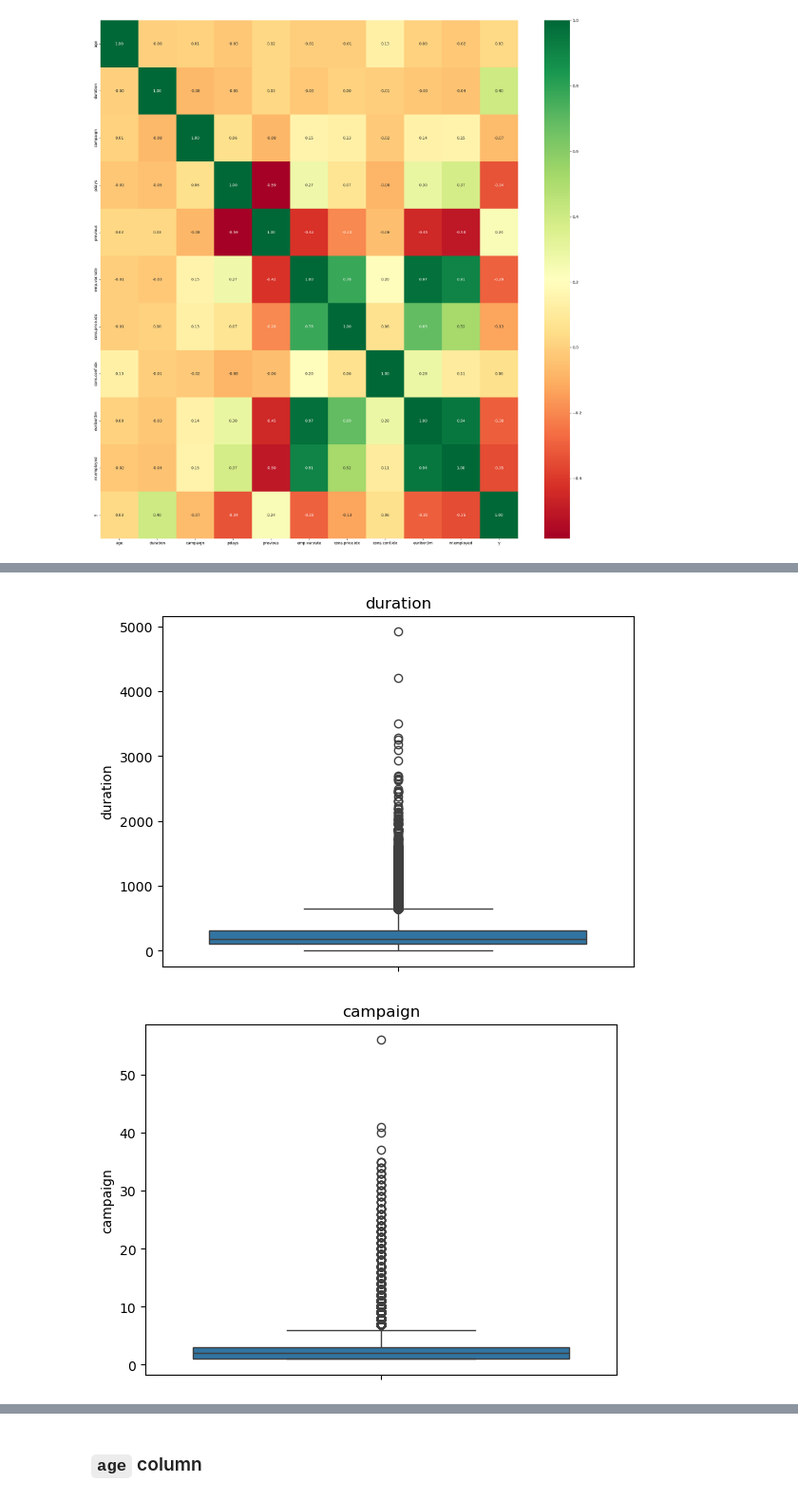
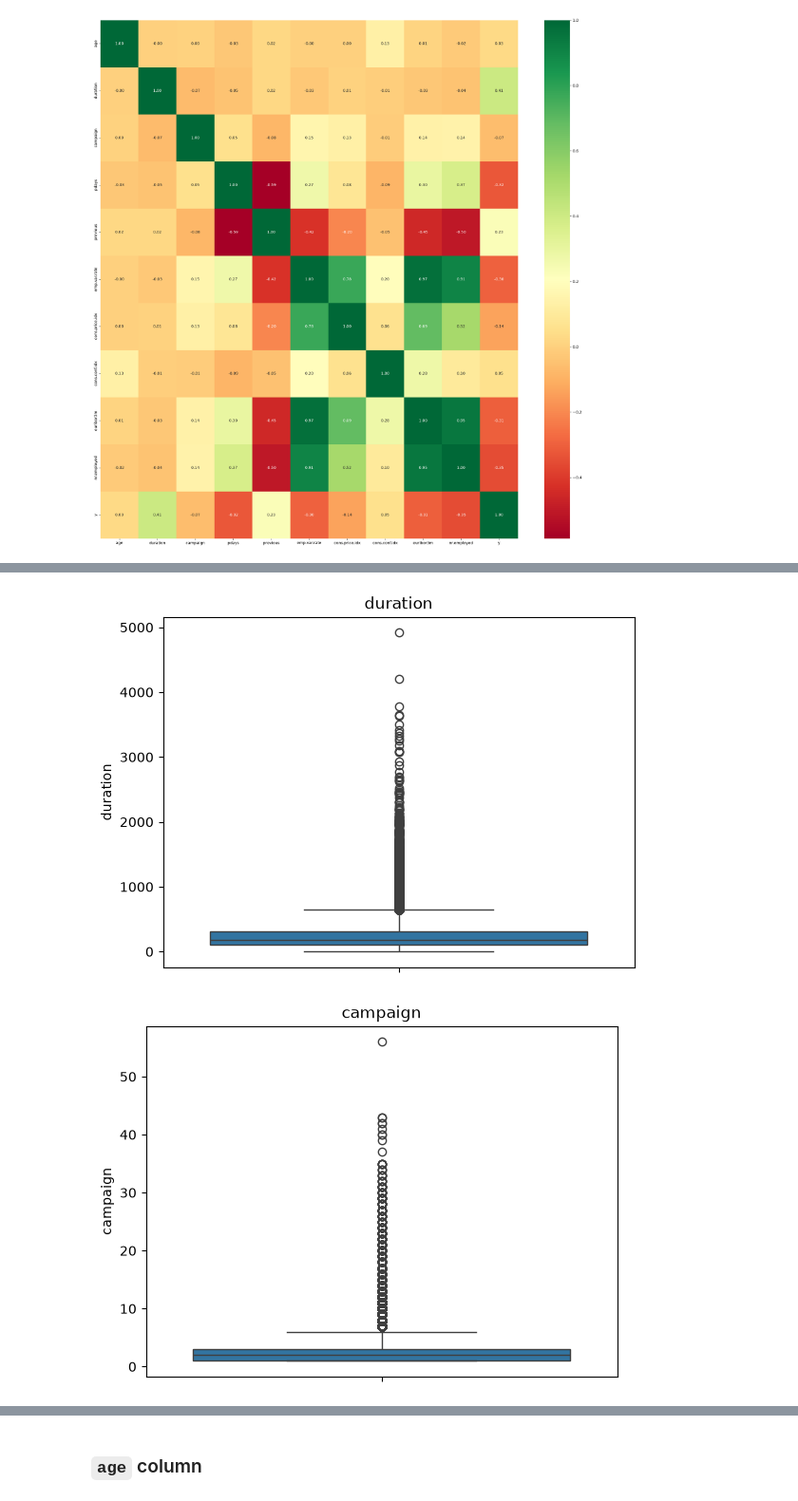
Before and after one commit to spznk/predict-deposit, a Jupyter notebook: predict-term-deposit.ipynb, the cells around one changed output, grey strips where cells are left out. Shown at 95% size. Drawn from its saved outputs; the diff is of its cells as text; code cells hidden in the pictures.

```diff
--- a/predict-term-deposit.ipynb
+++ b/predict-term-deposit.ipynb
@@ -100,16 +87,15 @@ memory usage: 4.1+ MB
 # %%
 # Separate input columns and from them: numeric and categorical
-input_cols = train_df.columns.drop([target_col]).to_list()
-numeric_cols = train_df[input_cols].select_dtypes(include='number').columns.to_list()
-categorical_cols = train_df[input_cols].select_dtypes(include='object').columns.to_list()
+input_cols = raw_df.columns.drop(['y']).to_list()
+numeric_cols = raw_df[input_cols].select_dtypes(include='number').columns.to_list()
+categorical_cols = raw_df[input_cols].select_dtypes(include='object').columns.to_list()
 len(numeric_cols), len(categorical_cols)
 # %% [output]
 (10, 10)
 # %%
 # Transform target to numeric values
 target_map = {'yes': 1, 'no': 0}
-train_df[target_col] = train_df[target_col].map(target_map)
-val_df[target_col] = val_df[target_col].map(target_map)
+raw_df['y'] = raw_df['y'].map(target_map)
 
-val_df[target_col]
+raw_df['y']
 # %% [output]
@@ -162,12 +151,13 @@ plt.show()
 # %% [output]
 [figure]
 # %%
+# Show boxplot for every numeric column
 for col in numeric_cols:
-    sns.boxplot(train_df[col])
+    sns.boxplot(raw_df[col])
     plt.title(col)
     plt.show()
 # %% [output]
 [figure]
-[figure, old version]
+[figure, new version]
-[figure, old version]
+[figure, new version]
 [figure]
```
Also changed, not shown: parts of 144 cells of this notebook, 2 other files.
